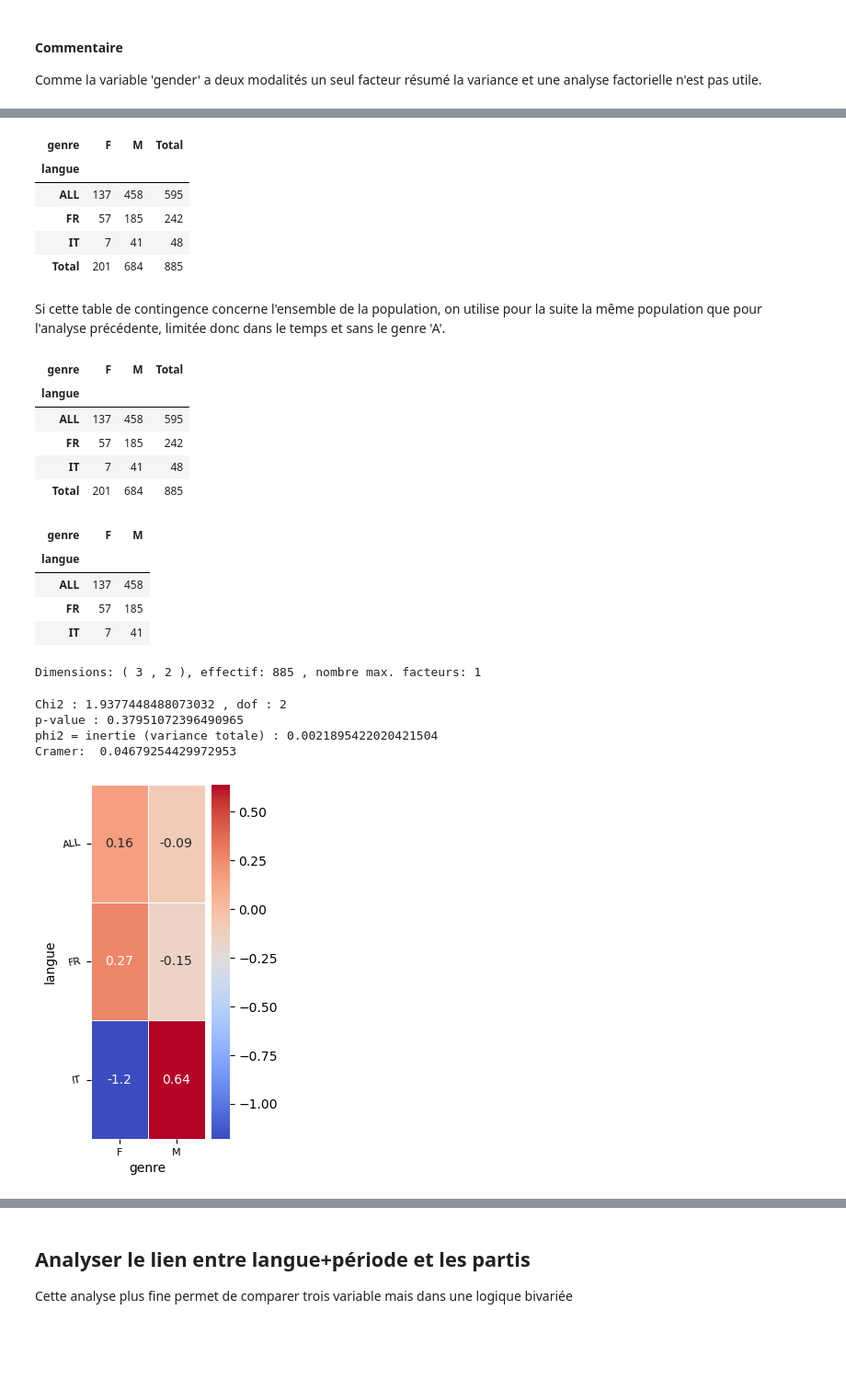
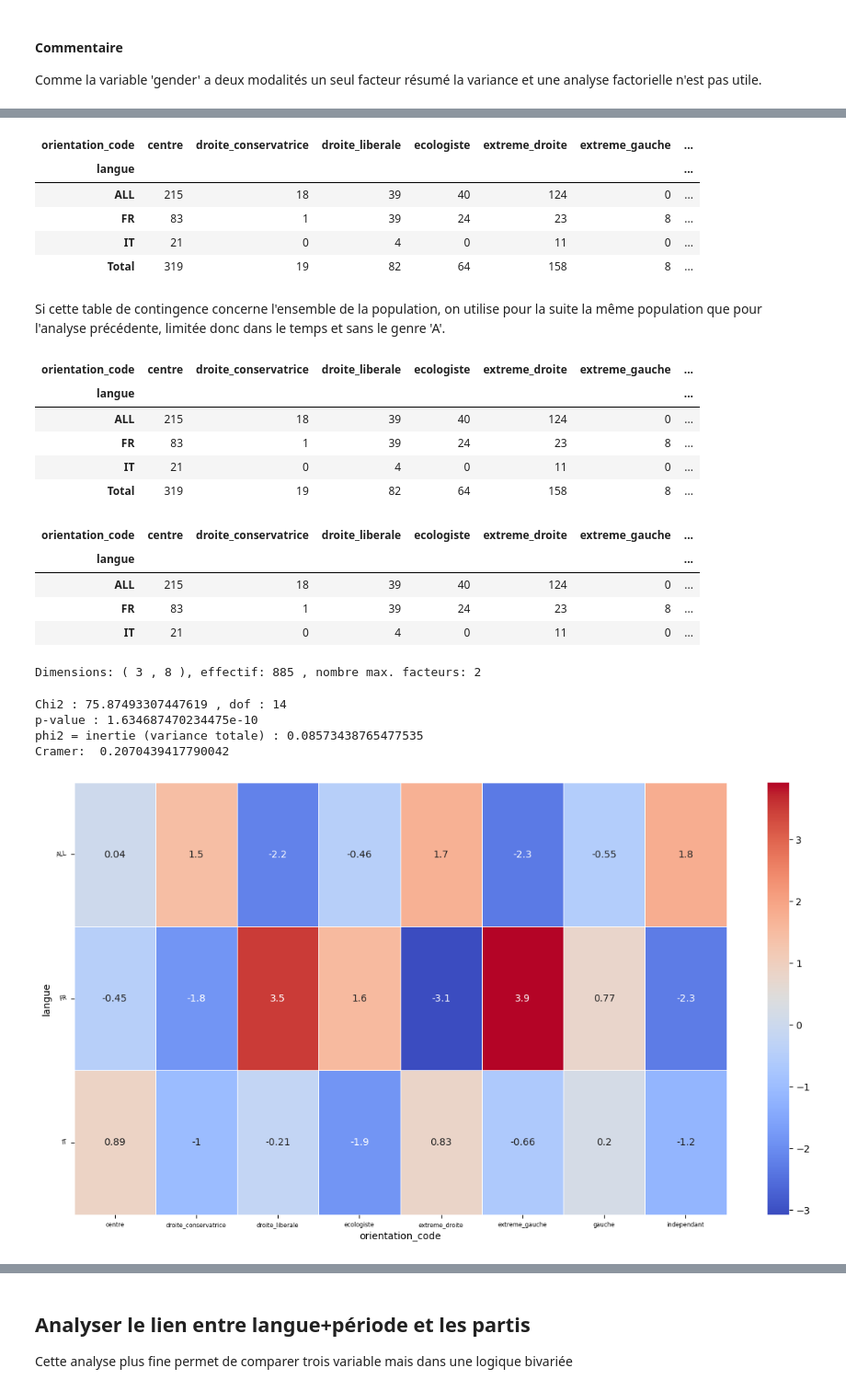
Before and after one commit to Sciences-historiques-numeriques/std_conseil_federal, a Jupyter notebook: notebooks_jupyter/wikidata_exploration/wdt_langues.ipynb, the cells around one changed output, grey strips where cells are left out. Shown at 92% size. Cells and saved outputs as stored; diff of their text form; code cells hidden in the pictures; blank space fills up the shorter version.

```diff
--- a/notebooks_jupyter/wikidata_exploration/wdt_langues.ipynb
+++ b/notebooks_jupyter/wikidata_exploration/wdt_langues.ipynb
@@ -390,43 +393,43 @@ Comme la variable 'gender' a deux modalités un seul facteur résumé la varianc
 # %%
 ### Tableau de contingence
-X = "genre"
+X = "orientation_code"
 Y = "langue"
 
 ddf = cdf_p[[Y,X]].pivot_table(index=Y,columns=X,aggfunc=len,margins=True,margins_name="Total").fillna(0).astype(int)
 ddf
 # %% [output]
-| genre | F | M | Total |
-| langue |  |  |  |
-| ALL | 137 | 458 | 595 |
-| FR | 57 | 185 | 242 |
-| IT | 7 | 41 | 48 |
-| Total | 201 | 684 | 885 |
+| orientation_code | centre | droite_conservatrice | droite_liberale | ecologiste | extreme_droite | extreme_gauche | ... |
+| langue |  |  |  |  |  |  | ... |
+| ALL | 215 | 18 | 39 | 40 | 124 | 0 | ... |
+| FR | 83 | 1 | 39 | 24 | 23 | 8 | ... |
+| IT | 21 | 0 | 4 | 0 | 11 | 0 | ... |
+| Total | 319 | 19 | 82 | 64 | 158 | 8 | ... |
 # %% [markdown]
 Si cette table de contingence concerne l'ensemble de la population, on utilise pour la suite la même population que pour l'analyse précédente, limitée donc dans le temps et sans le genre 'A'.
 # %%
 ### Tableau de contingence
-X = "genre"
+X = "orientation_code"
 Y = "langue"
 
 ddf = cdf_p[[Y,X]].pivot_table(index=Y,columns=X,aggfunc=len,margins=True,margins_name="Total").fillna(0).astype(int)
 ddf
 # %% [output]
-| genre | F | M | Total |
-| langue |  |  |  |
-| ALL | 137 | 458 | 595 |
-| FR | 57 | 185 | 242 |
-| IT | 7 | 41 | 48 |
-| Total | 201 | 684 | 885 |
+| orientation_code | centre | droite_conservatrice | droite_liberale | ecologiste | extreme_droite | extreme_gauche | ... |
+| langue |  |  |  |  |  |  | ... |
+| ALL | 215 | 18 | 39 | 40 | 124 | 0 | ... |
+| FR | 83 | 1 | 39 | 24 | 23 | 8 | ... |
+| IT | 21 | 0 | 4 | 0 | 11 | 0 | ... |
+| Total | 319 | 19 | 82 | 64 | 158 | 8 | ... |
 # %%
 ### Production du tableau à analyser
 D = ddf.iloc[:-1,:-1].copy(deep=True)
 D
 # %% [output]
-| genre | F | M |
-| langue |  |  |
-| ALL | 137 | 458 |
-| FR | 57 | 185 |
-| IT | 7 | 41 |
+| orientation_code | centre | droite_conservatrice | droite_liberale | ecologiste | extreme_droite | extreme_gauche | ... |
+| langue |  |  |  |  |  |  | ... |
+| ALL | 215 | 18 | 39 | 40 | 124 | 0 | ... |
+| FR | 83 | 1 | 39 | 24 | 23 | 8 | ... |
+| IT | 21 | 0 | 4 | 0 | 11 | 0 | ... |
 # %%
 ## Nombre de modalités ligne
 K = D.shape[0]
@@ -439,7 +442,7 @@ Hmax = np.min([K-1,L-1])
 
 print('Dimensions: (', K, ',', L, '), effectif:', n, ', nombre max. facteurs:', Hmax)
 # %% [output]
-Dimensions: ( 3 , 2 ), effectif: 885 , nombre max. facteurs: 1
+Dimensions: ( 3 , 8 ), effectif: 885 , nombre max. facteurs: 2
 # %%
 ### Valeurs produites par la fonction de la librairie 'stats'
 statistic, p, dof, expected = stats.chi2_contingency(D)
@@ -460,30 +463,32 @@ dfe = round(pd.DataFrame(expected),4)
 vc = stats.contingency.association(D, method='cramer')
 print('Cramer: ', vc)
 # %% [output]
-Chi2 : 1.9377448488073032 , dof : 2
-p-value : 0.37951072396490965
-phi2 = inertie (variance totale) : 0.0021895422020421504
-Cramer:  0.04679254429972953
+Chi2 : 75.87493307447619 , dof : 14
+p-value : 1.634687470234475e-10
+phi2 = inertie (variance totale) : 0.08573438765477535
+Cramer:  0.2070439417790042
 # %%
 ### Résidus pondérés (avec le signe)
 ### Doc. :
 #   Rakotomalala, p.240
 residus_ponderes = (round((D.values-dfe)/np.sqrt(dfe),2))
 residus_ponderes.columns= D.columns
 residus_ponderes.index=D.index
 
 
-fig, ax = plt.subplots(figsize=(2,5))
+fig, ax = plt.subplots(figsize=(15,8))
 # Sample figsize in inches
 g = sns.heatmap(residus_ponderes, annot=residus_ponderes,
                 cmap="coolwarm", linewidths=.5, ax=ax)
 labelsx = residus_ponderes.columns
 labelsy = residus_ponderes.index
-xt = g.set_xticklabels(labelsx, rotation=0, fontsize=8)
-yt = g.set_yticklabels(labelsy, rotation=10, fontsize=8)
+xt = g.set_xticklabels(labelsx, rotation=0, fontsize=6)
+yt = g.set_yticklabels(labelsy, rotation=10, fontsize=6)
 
 
-
+# Doc.: https://matplotlib.org/stable/api/_as_gen/matplotlib.pyplot.savefig.html
+plt.savefig('images/langues_par_parti.jpg', bbox_inches='tight',
+                       pad_inches=0.2)
 plt.show()
 # %% [output]
-[figure, old version]
+[figure, new version]
```
Also changed, not shown: parts of 5 cells of this notebook, 3 other files.
